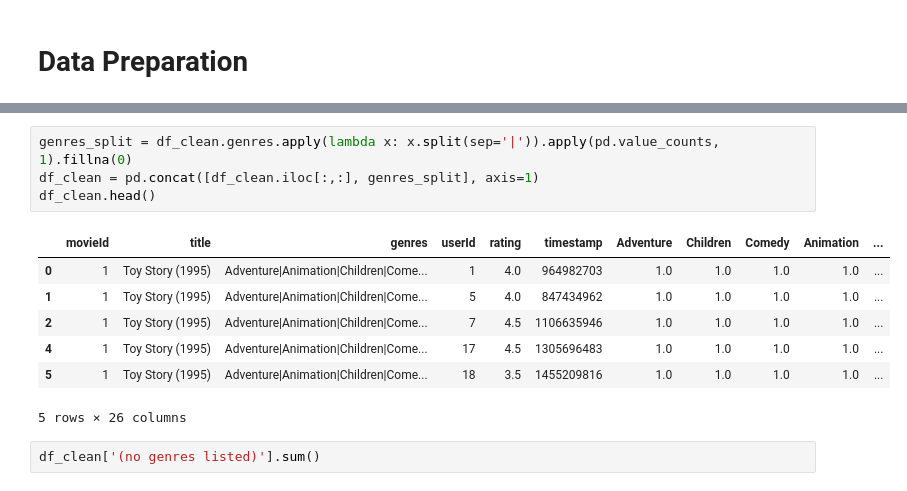
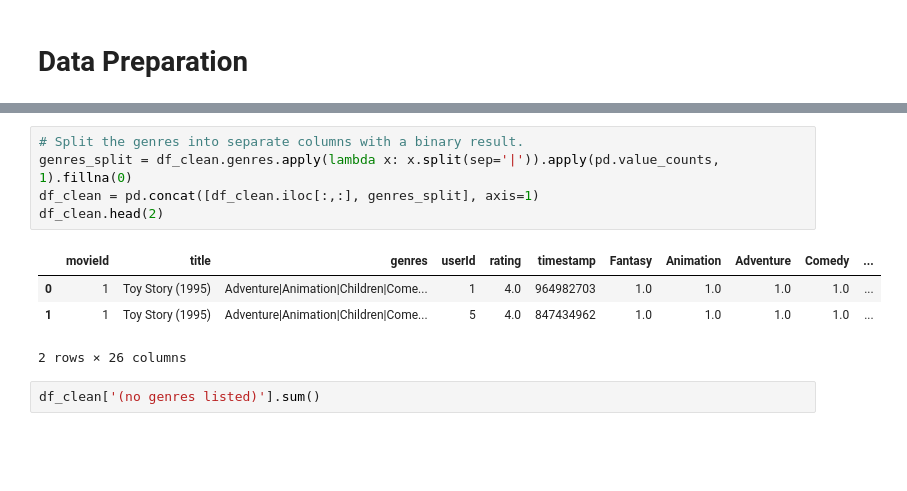
Before and after one commit to seanconlon29/Microsofts-Launch-into-Streaming, a Jupyter notebook: Final-Vinnie.ipynb, the cells around one changed output, grey strips where cells are left out. Saved outputs shown, nothing was run; the diff lists cells and outputs as text; blank space fills up the shorter version.

```diff
--- a/Final-Vinnie.ipynb
+++ b/Final-Vinnie.ipynb
@@ -394,15 +352,13 @@ memory usage: 132.0+ KB
 # %%
+# Split the genres into separate columns with a binary result.
 genres_split = df_clean.genres.apply(lambda x: x.split(sep='|')).apply(pd.value_counts, 1).fillna(0)
 df_clean = pd.concat([df_clean.iloc[:,:], genres_split], axis=1)
-df_clean.head()
+df_clean.head(2)
 # %% [output]
-|  | movieId | title | genres | userId | rating | timestamp | Adventure | Children | Comedy | Animation | ... |
+|  | movieId | title | genres | userId | rating | timestamp | Fantasy | Animation | Adventure | Comedy | ... |
 | 0 | 1 | Toy Story (1995) | Adventure|Animation|Children|Come... | 1 | 4.0 | 964982703 | 1.0 | 1.0 | 1.0 | 1.0 | ... |
 | 1 | 1 | Toy Story (1995) | Adventure|Animation|Children|Come... | 5 | 4.0 | 847434962 | 1.0 | 1.0 | 1.0 | 1.0 | ... |
-| 2 | 1 | Toy Story (1995) | Adventure|Animation|Children|Come... | 7 | 4.5 | 1106635946 | 1.0 | 1.0 | 1.0 | 1.0 | ... |
-| 4 | 1 | Toy Story (1995) | Adventure|Animation|Children|Come... | 17 | 4.5 | 1305696483 | 1.0 | 1.0 | 1.0 | 1.0 | ... |
-| 5 | 1 | Toy Story (1995) | Adventure|Animation|Children|Come... | 18 | 3.5 | 1455209816 | 1.0 | 1.0 | 1.0 | 1.0 | ... |
-5 rows × 26 columns
+2 rows × 26 columns
 # %%
 df_clean['(no genres listed)'].sum()
 # %% [output]
```
Also changed, not shown: parts of 104 cells of this notebook.
